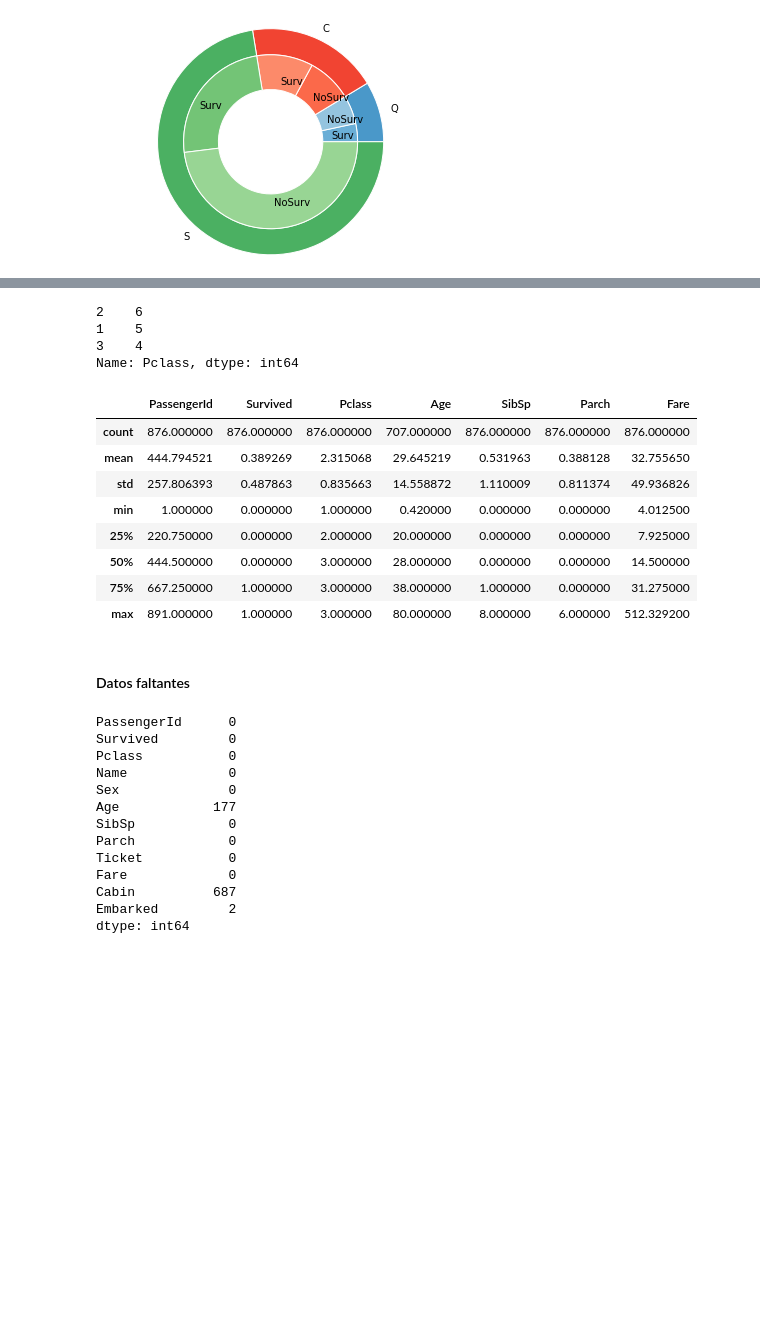
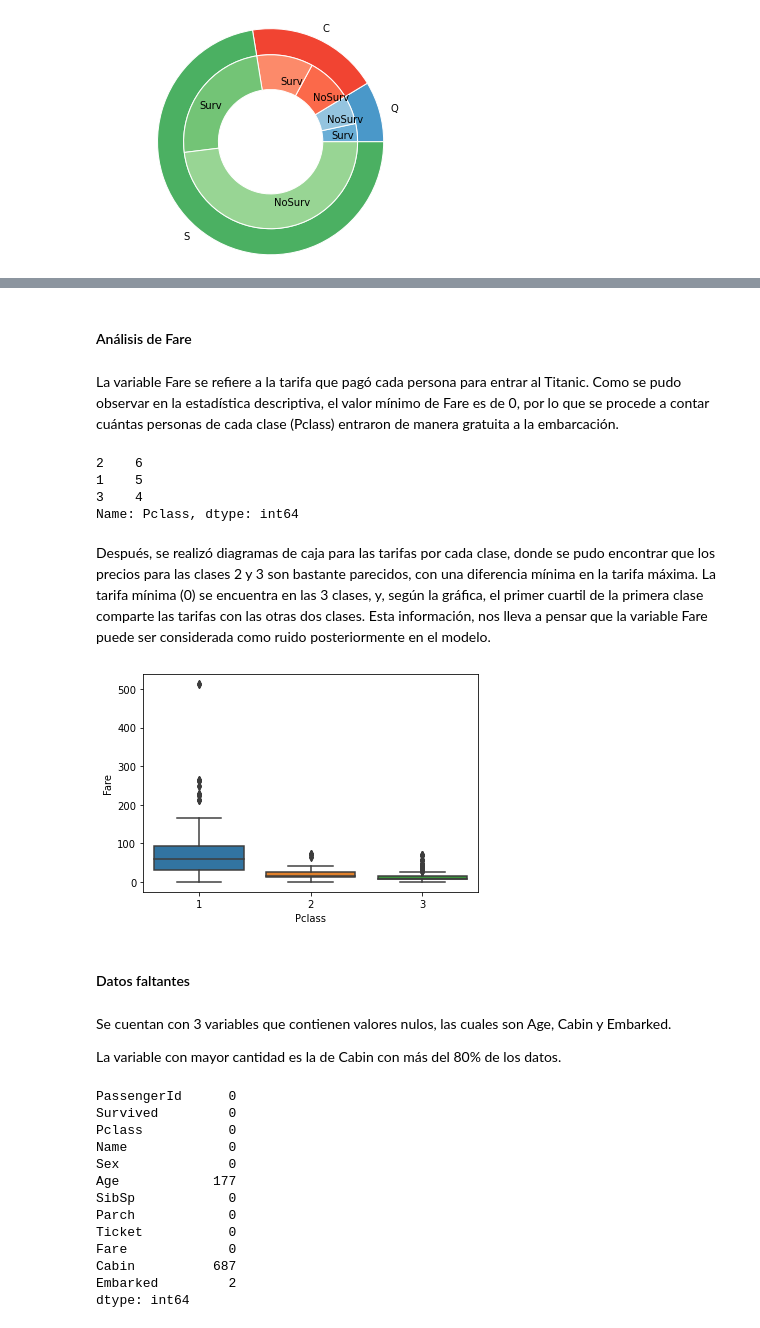
Before and after one commit to fedemedina72/IA1_Equipo8, a Jupyter notebook: Datos/LimpiezaDatos.ipynb, the cells around one changed output, grey strips where cells are left out. Cells and saved outputs as stored; diff of their text form; code cells hidden in the pictures; blank space fills up the shorter version.

```diff
--- a/Datos/LimpiezaDatos.ipynb
+++ b/Datos/LimpiezaDatos.ipynb
@@ -132,3 +150,7 @@ plt.show()
+# %% [markdown]
+#### Análisis de Fare
+# %% [markdown]
+La variable Fare se refiere a la tarifa que pagó cada persona para entrar al Titanic. Como se pudo observar en la estadística descriptiva, el valor mínimo de Fare es de 0, por lo que se procede a contar cuántas personas de cada clase (Pclass) entraron de manera gratuita a la embarcación.
 # %%
 db[db['Fare'] == 0].Pclass.value_counts()
 # %% [output]
@@ -136,20 +158,18 @@ db[db['Fare'] == 0].Pclass.value_counts()
 1    5
 3    4
 Name: Pclass, dtype: int64
-# %%
-db[db['Fare'] != 0].describe()
-# %% [output]
-|  | PassengerId | Survived | Pclass | Age | SibSp | Parch | Fare |
-| count | 876.000000 | 876.000000 | 876.000000 | 707.000000 | 876.000000 | 876.000000 | 876.000000 |
-| mean | 444.794521 | 0.389269 | 2.315068 | 29.645219 | 0.531963 | 0.388128 | 32.755650 |
-| std | 257.806393 | 0.487863 | 0.835663 | 14.558872 | 1.110009 | 0.811374 | 49.936826 |
-| min | 1.000000 | 0.000000 | 1.000000 | 0.420000 | 0.000000 | 0.000000 | 4.012500 |
-| 25% | 220.750000 | 0.000000 | 2.000000 | 20.000000 | 0.000000 | 0.000000 | 7.925000 |
-| 50% | 444.500000 | 0.000000 | 3.000000 | 28.000000 | 0.000000 | 0.000000 | 14.500000 |
-| 75% | 667.250000 | 1.000000 | 3.000000 | 38.000000 | 1.000000 | 0.000000 | 31.275000 |
-| max | 891.000000 | 1.000000 | 3.000000 | 80.000000 | 8.000000 | 6.000000 | 512.329200 |
+# %% [markdown]
+Después, se realizó diagramas de caja para las tarifas por cada clase, donde se pudo encontrar que los precios para las clases 2 y 3 son bastante parecidos, con una diferencia mínima en la tarifa máxima. La tarifa mínima (0) se encuentra en las 3 clases, y, según la gráfica, el primer cuartil de la primera clase comparte las tarifas con las otras dos clases. Esta información, nos lleva a pensar que la variable Fare puede ser considerada como ruido posteriormente en el modelo.
+# %%
+ax = sns.boxplot(data=db, x='Pclass', y='Fare')
+# %% [output]
+[figure, added]
 # %% [markdown]
 #### Datos faltantes
+# %% [markdown]
+Se cuentan con 3 variables que contienen valores nulos, las cuales son Age, Cabin y Embarked.
+
+La variable con mayor cantidad es la de Cabin con más del 80% de los datos.
 # %%
 db.isnull().sum()
 # %% [output]
```
Also changed, not shown: parts of 59 cells of this notebook, 1 other file.
